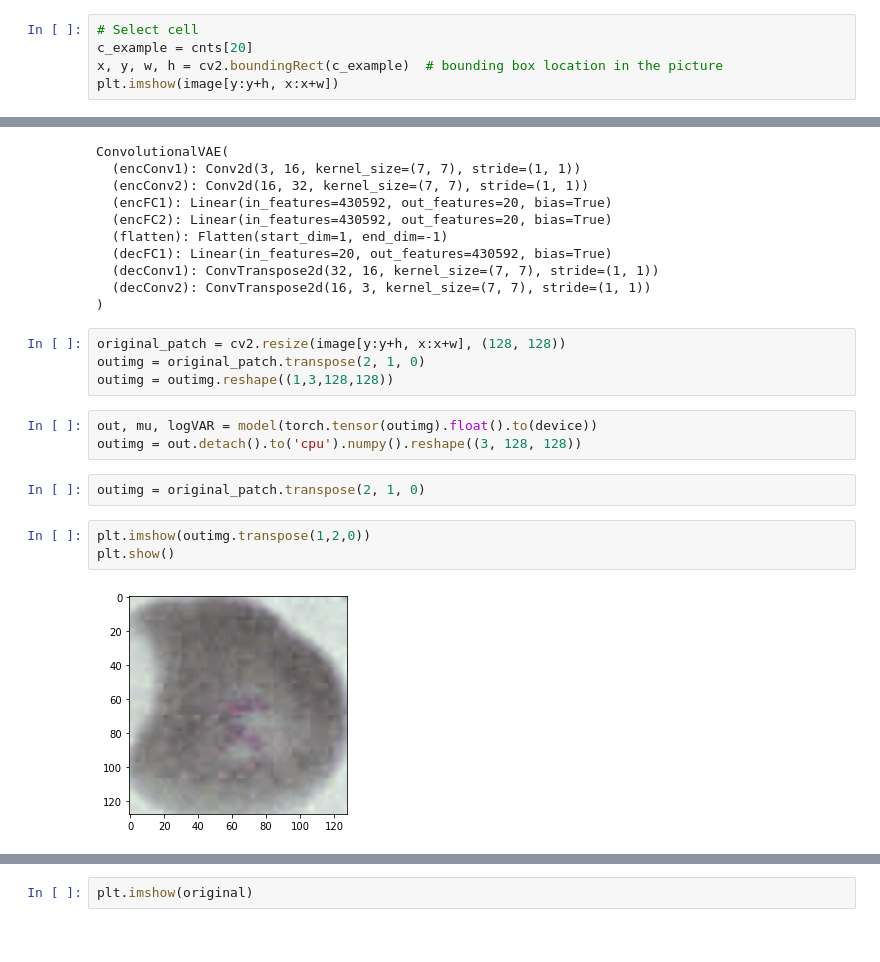
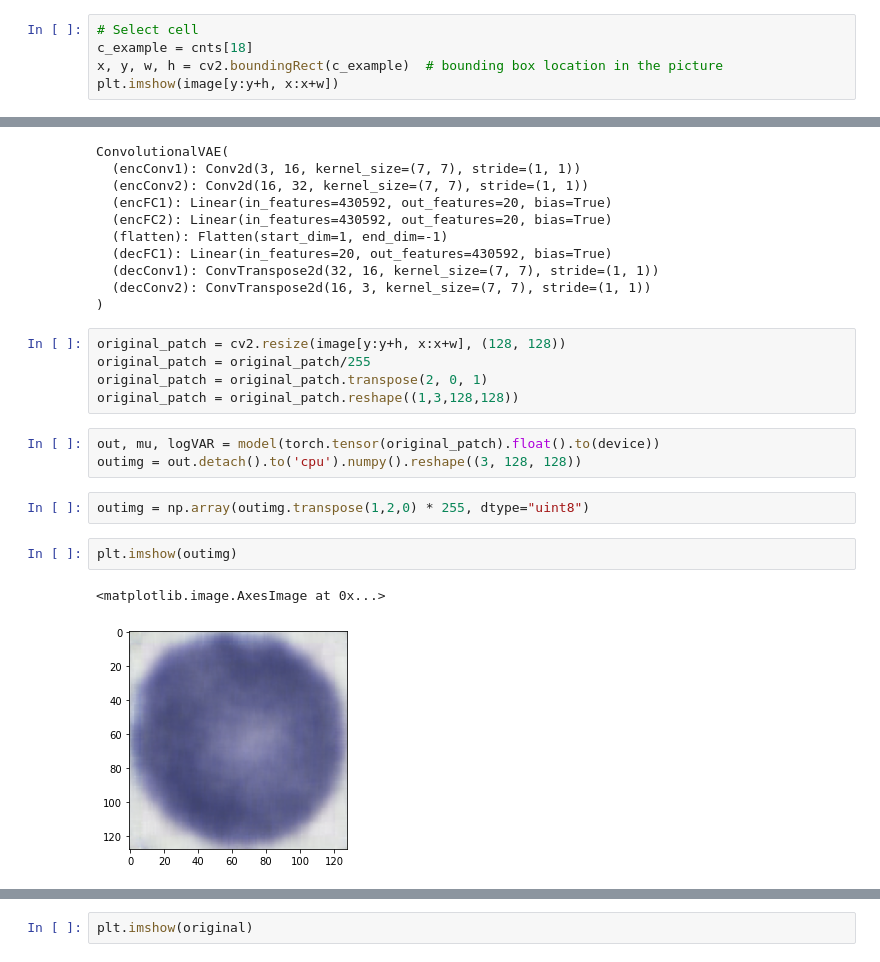
Before and after one commit to Biomedical-Data-Design/Interpretable-ML, a Jupyter notebook: patch_cell_with_VAE.ipynb, the cells around one changed output, grey strips where cells are left out. Cells and saved outputs as stored; diff of their text form.

Commit message:
fix bugs in patching

```diff
--- a/patch_cell_with_VAE.ipynb
+++ b/patch_cell_with_VAE.ipynb
@@ -47,7 +47,7 @@ bbox_h_mean = np.mean(bbox_array[3, :])
 bbox_w_mean = np.mean(bbox_array[2, :])
 # %%
 # Select cell
-c_example = cnts[20]
+c_example = cnts[18]
 x, y, w, h = cv2.boundingRect(c_example)  # bounding box location in the picture
 plt.imshow(image[y:y+h, x:x+w])
 # %% [output]
@@ -71,18 +71,19 @@ ConvolutionalVAE(
 )
 # %%
 original_patch = cv2.resize(image[y:y+h, x:x+w], (128, 128))
-outimg = original_patch.transpose(2, 1, 0)
-outimg = outimg.reshape((1,3,128,128))
+original_patch = original_patch/255
+original_patch = original_patch.transpose(2, 0, 1)
+original_patch = original_patch.reshape((1,3,128,128))
 # %%
-out, mu, logVAR = model(torch.tensor(outimg).float().to(device))
+out, mu, logVAR = model(torch.tensor(original_patch).float().to(device))
 outimg = out.detach().to('cpu').numpy().reshape((3, 128, 128))
 # %%
-outimg = original_patch.transpose(2, 1, 0)
+outimg = np.array(outimg.transpose(1,2,0) * 255, dtype="uint8")
 # %%
-plt.imshow(outimg.transpose(1,2,0))
-plt.show()
+plt.imshow(outimg)
 # %% [output]
+<matplotlib.image.AxesImage at 0x...>
-[figure, old version]
+[figure, new version]
 # %%
 # example find one of the bbox and replace it with a patch
 # c_example = cnts[20]
```
Also changed, not shown: parts of 4 cells of this notebook.
